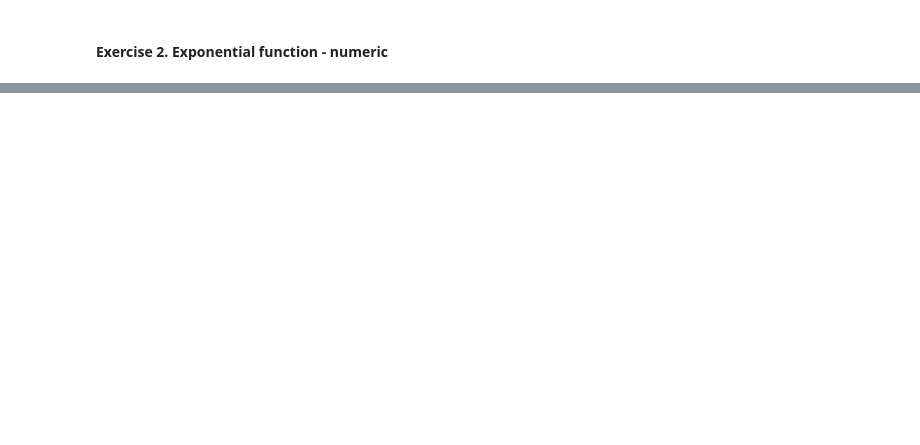
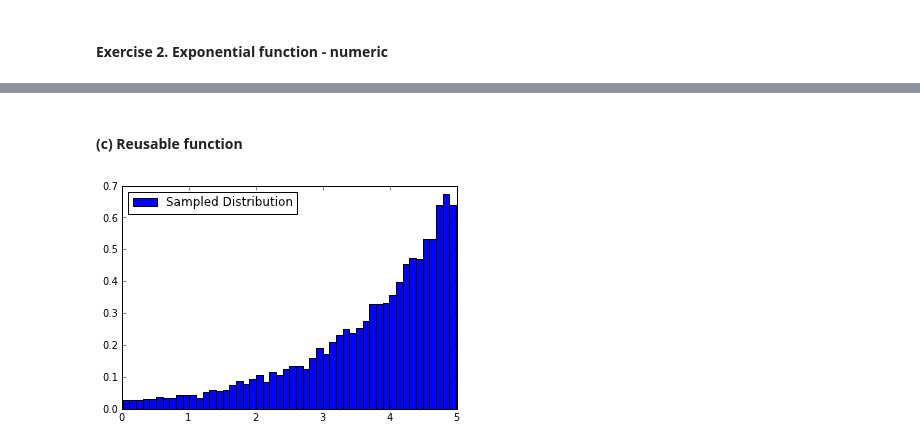
Before and after one commit to jvanatta/particle-tracks, a Jupyter notebook: week8/tuesMC.ipynb, the cells around one changed output, grey strips where cells are left out. Drawn from its saved outputs; the diff is of its cells as text; code cells hidden in the pictures; blank space fills up the shorter version.

```diff
--- a/week8/tuesMC.ipynb
+++ b/week8/tuesMC.ipynb
@@ -67,2 +65,17 @@ plt.show()
 # %% [markdown]
 #### Exercise 2. Exponential function - numeric
+# %%
+N = 10000
+z = numpy.random.random_sample(N)
+t = arange(.01, 5, .01)
+
+
+
+cumul  = cumsum(f(t)) / (sum(f(t)))
+
+ss = cumul.searchsorted(z)
+
+hist(t[ss], 50, normed=True, label="Sampled Distribution")
+plot(t, f(t), label="True Distribution", lw=3, color='red')
+legend(loc='best')
+show()
@@ -68,0 +84,23 @@ plt.show()
+# %% [markdown]
+#### (c) Reusable function
+# %%
+def distribute1D(t, prob, N):
+    """takes any numerical distribution prob, on the interval defined by the array x,
+    and returns an array of N sampled values that are statiscally the same as the input data."""
+
+    N = 10000
+    z = numpy.random.random_sample(N)
+
+    cumul  = cumsum(prob) / (sum(prob))
+
+    ss = cumul.searchsorted(z)
+
+    return t[ss]
+
+
+hist(distribute1D(t, f(t), N), 50, normed=True, label="Sampled Distribution")
+#plot(t, f(t), label="True Distribution", lw=3, color='red')
+legend(loc='best')
+show()
+# %% [output]
+[figure, added]
```
Also changed, not shown: parts of 7 cells of this notebook.
